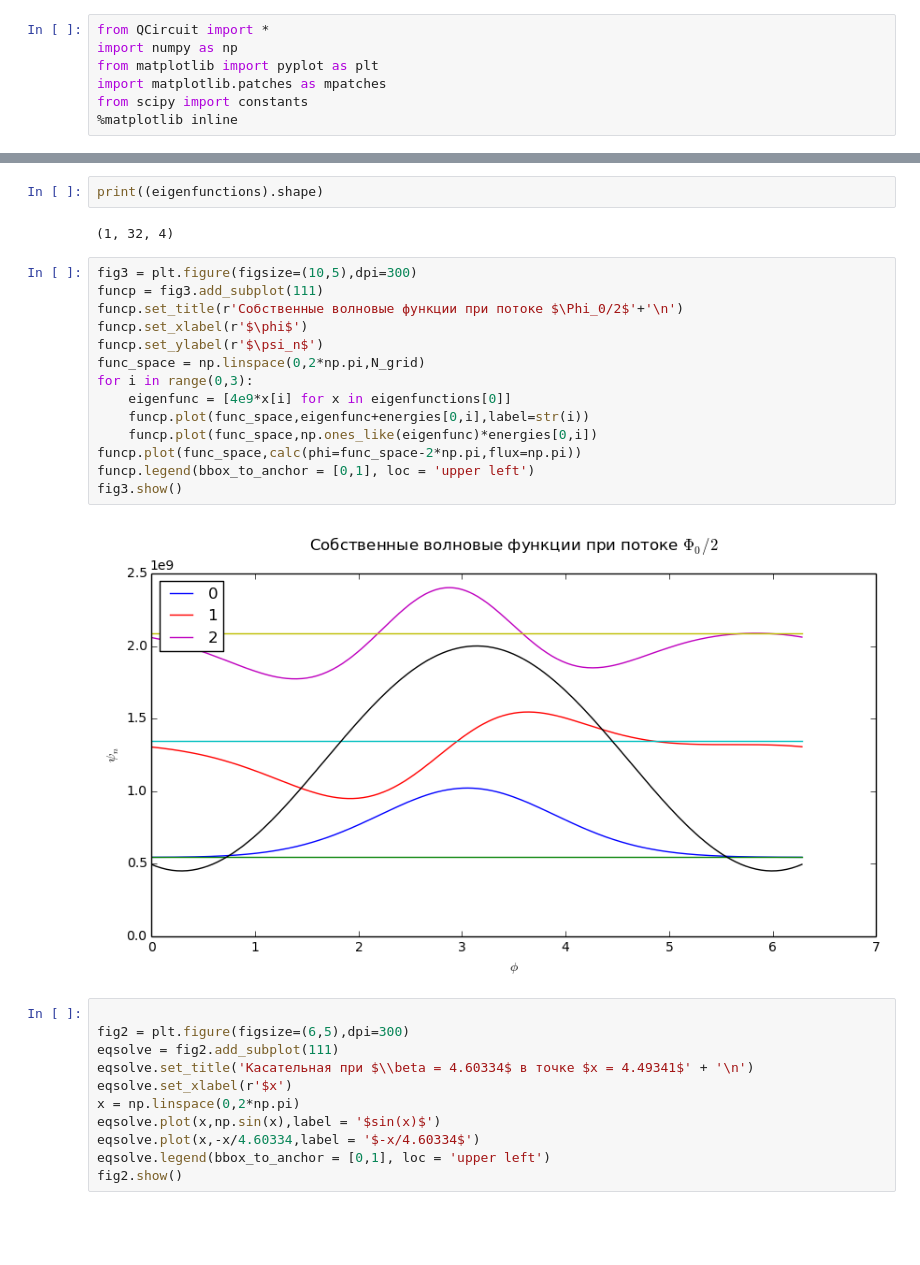
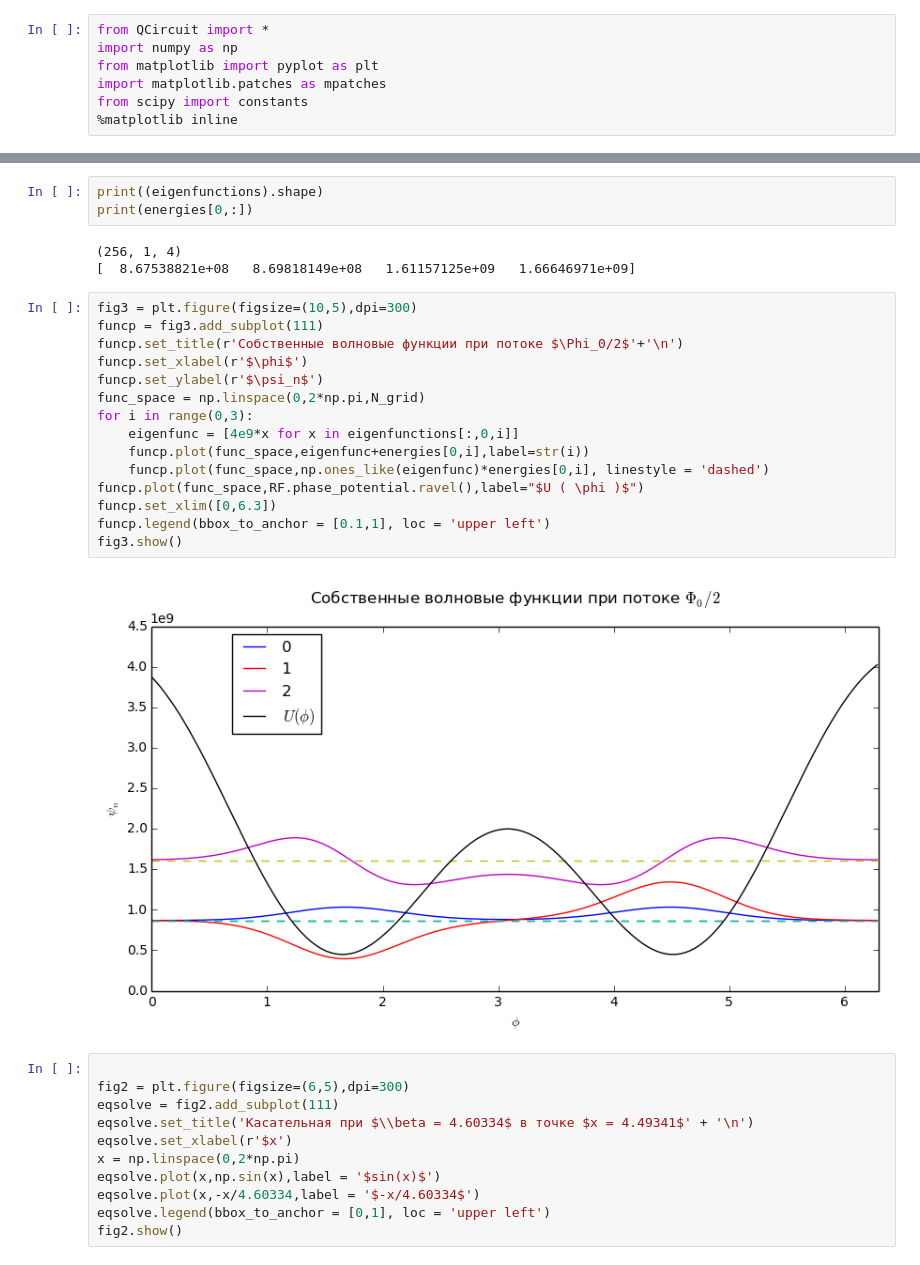
Before and after one commit to safoex/qubitlab, a Jupyter notebook: python/QCircuit-master/RF.ipynb, the cells around one changed output, grey strips where cells are left out. Saved outputs shown, nothing was run; the diff lists cells and outputs as text; blank space fills up the shorter version.

Commit message:
fixed eigenfuncs & charge

```diff
--- a/python/QCircuit-master/RF.ipynb
+++ b/python/QCircuit-master/RF.ipynb
@@ -86,23 +85,26 @@ flux_pi.legend(bbox_to_anchor = [0,1], loc = 'upper left')
 # %%
 print((eigenfunctions).shape)
+print(energies[0,:])
 # %% [output]
-(1, 32, 4)
+(256, 1, 4)
+[  8.67538821e+08   8.69818149e+08   1.61157125e+09   1.66646971e+09]
 # %%
 fig3 = plt.figure(figsize=(10,5),dpi=300)
 funcp = fig3.add_subplot(111)
 funcp.set_title(r'Собственные волновые функции при потоке $\Phi_0/2$'+'\n')
 funcp.set_xlabel(r'$\phi$')
 funcp.set_ylabel(r'$\psi_n$')
 func_space = np.linspace(0,2*np.pi,N_grid)
 for i in range(0,3):
-    eigenfunc = [4e9*x[i] for x in eigenfunctions[0]]
+    eigenfunc = [4e9*x for x in eigenfunctions[:,0,i]]
     funcp.plot(func_space,eigenfunc+energies[0,i],label=str(i))
-    funcp.plot(func_space,np.ones_like(eigenfunc)*energies[0,i])
-funcp.plot(func_space,calc(phi=func_space-2*np.pi,flux=np.pi))
-funcp.legend(bbox_to_anchor = [0,1], loc = 'upper left')
+    funcp.plot(func_space,np.ones_like(eigenfunc)*energies[0,i], linestyle = 'dashed')
+funcp.plot(func_space,RF.phase_potential.ravel(),label="$U ( \phi )$")
+funcp.set_xlim([0,6.3])
+funcp.legend(bbox_to_anchor = [0.1,1], loc = 'upper left')
 fig3.show()
 # %% [output]
-[figure, old version]
+[figure, new version]
 # %%
 
 fig2 = plt.figure(figsize=(6,5),dpi=300)
```
Also changed, not shown: parts of 1 cell of this notebook, 3 other files.
